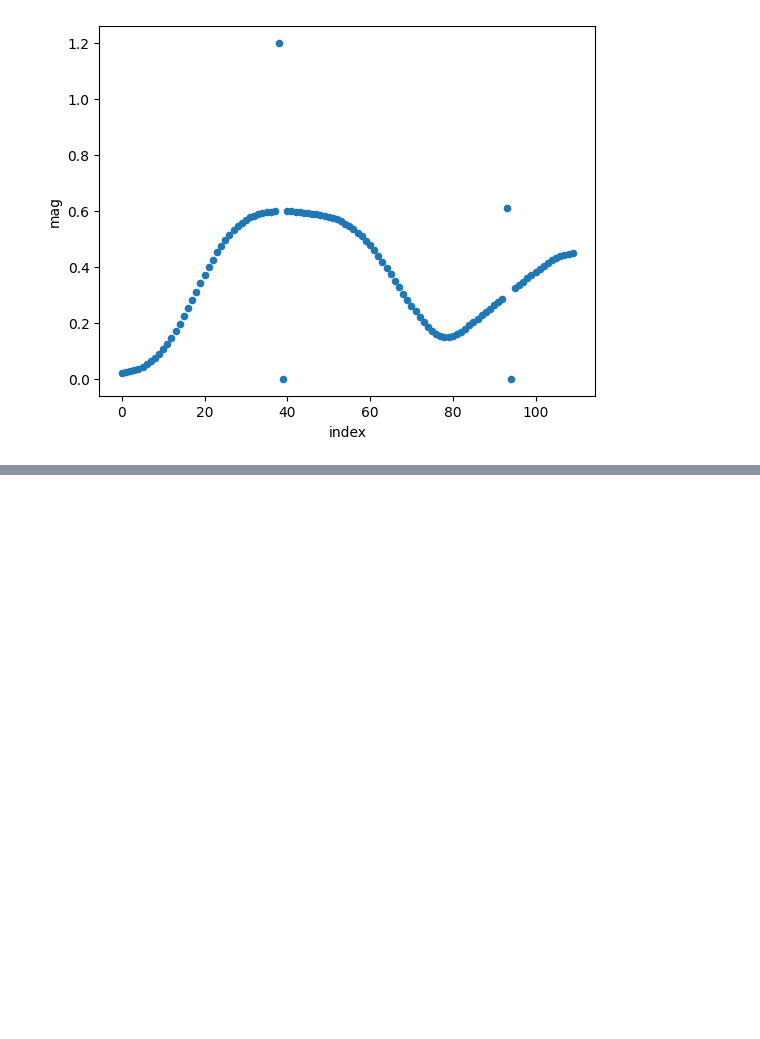
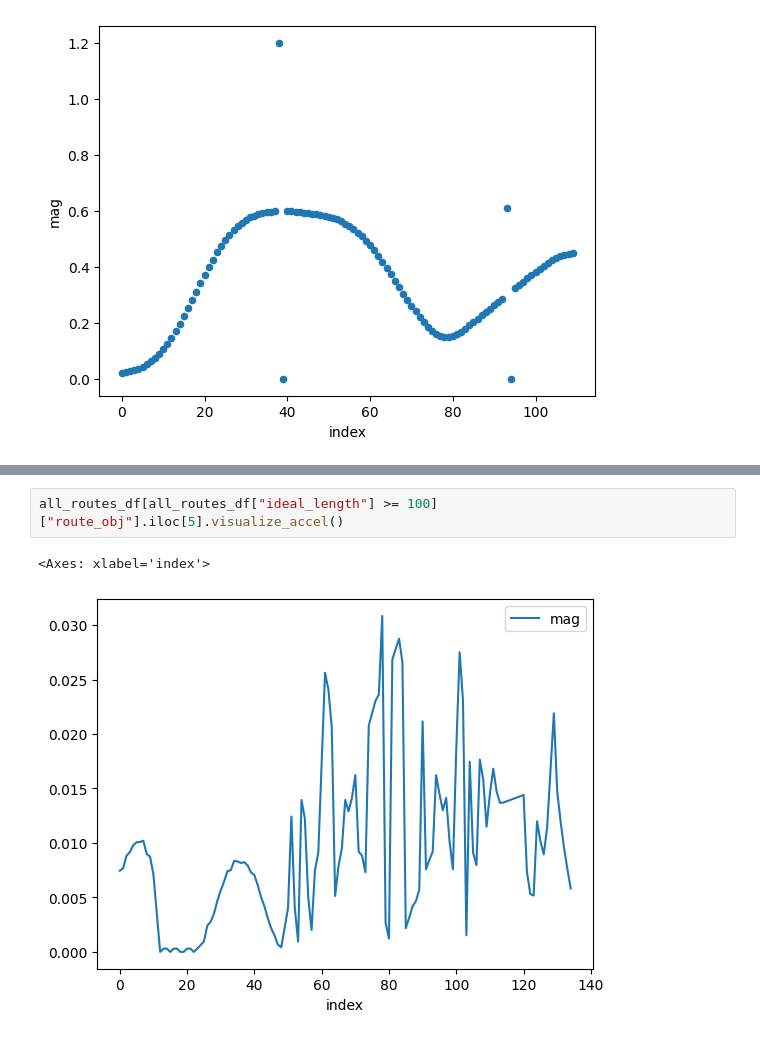
Before and after one commit to MattTokunaga/SMTDataChallenge2024, a Jupyter notebook: playground.ipynb, the cells around one changed output, grey strips where cells are left out. Cells and saved outputs as stored; diff of their text form; blank space fills up the shorter version.

```diff
--- a/playground.ipynb
+++ b/playground.ipynb
@@ -513,0 +537,5 @@ accdf.plot(kind = "scatter", x = "index", y = "mag")
+# %%
+all_routes_df[all_routes_df["ideal_length"] >= 100]["route_obj"].iloc[5].visualize_accel()
+# %% [output]
+<Axes: xlabel='index'>
+[figure, added]
```
Also changed, not shown: parts of 12 cells of this notebook, 3 other files.
